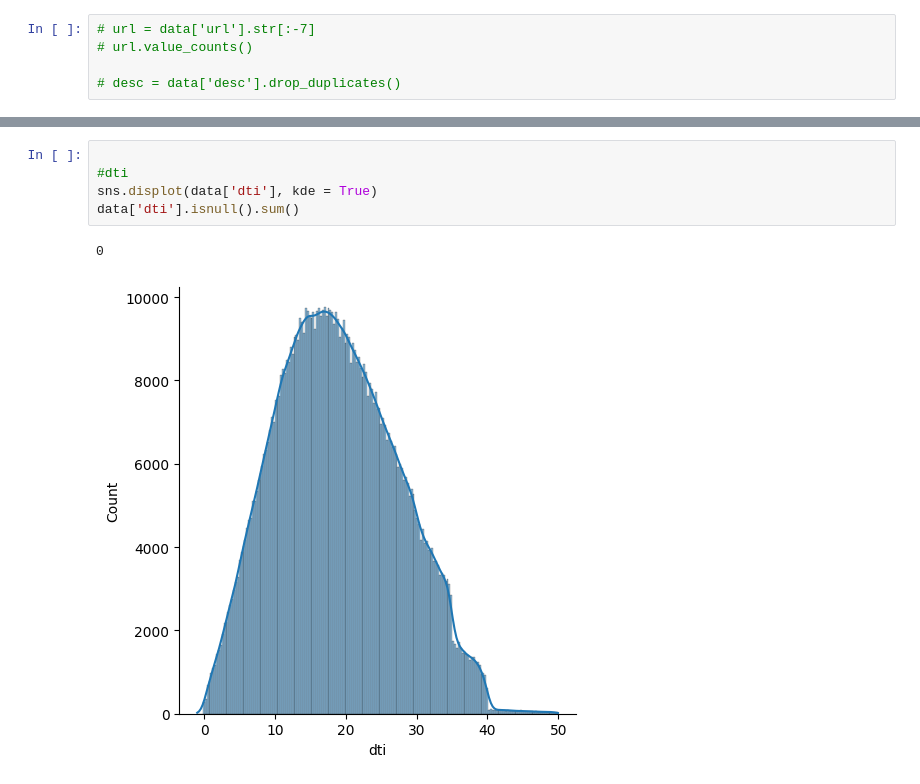
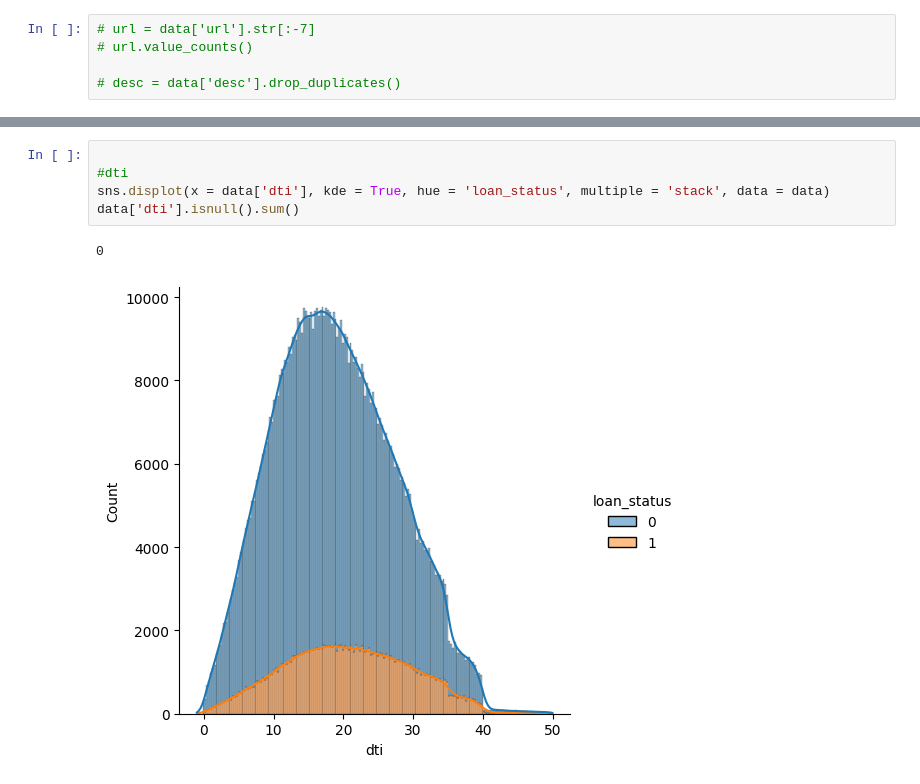
Before and after one commit to shkim99stat/Portfolio, a Jupyter notebook: Analysis_code.ipynb, the cells around one changed output, grey strips where cells are left out. Saved outputs shown, nothing was run; the diff lists cells and outputs as text.

```diff
--- a/Analysis_code.ipynb
+++ b/Analysis_code.ipynb
@@ -222,10 +316,10 @@ data['addr_state'].isnull().sum()
 # %%
 
 #dti
-sns.displot(data['dti'], kde = True)
+sns.displot(x = data['dti'], kde = True, hue = 'loan_status', multiple = 'stack', data = data)
 data['dti'].isnull().sum()
 # %% [output]
 0
-[figure, old version]
+[figure, new version]
 # %%
 #delinq_2yrs
```
Also changed, not shown: parts of 17 cells of this notebook.
